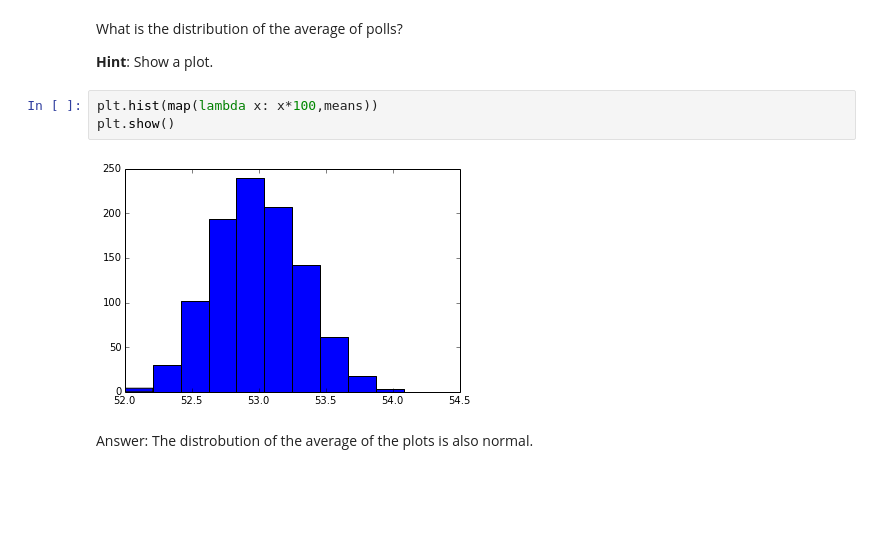
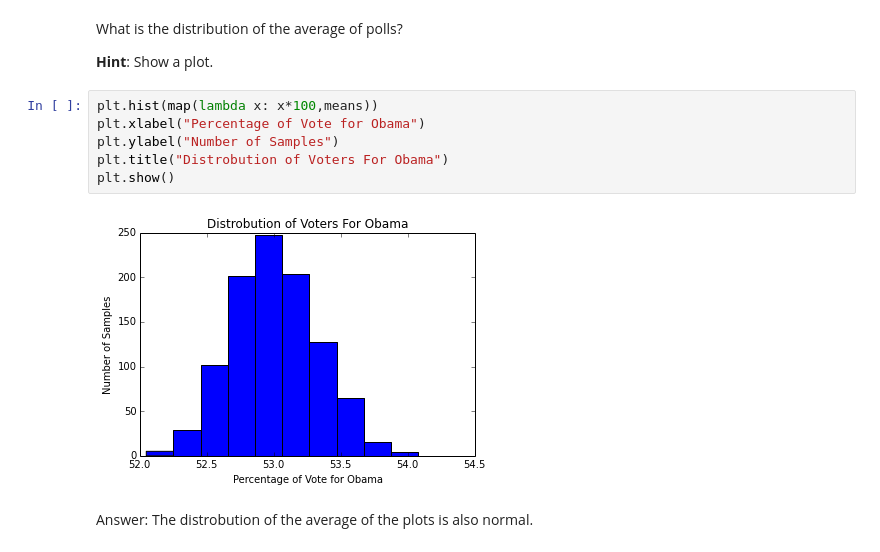
Before and after one commit to userfog/2014, a Jupyter notebook: homework/hw2/HW2.ipynb, the cells around one changed output. Cells and saved outputs as stored; diff of their text form; blank space fills up the shorter version.

```diff
--- a/homework/hw2/HW2.ipynb
+++ b/homework/hw2/HW2.ipynb
@@ -371,9 +374,12 @@ What is the distribution of the average of polls?
 **Hint**: Show a plot.
 # %%
 plt.hist(map(lambda x: x*100,means))
+plt.xlabel("Percentage of Vote for Obama")
+plt.ylabel("Number of Samples")
+plt.title("Distrobution of Voters For Obama")
 plt.show()
 # %% [output]
-[figure, old version]
+[figure, new version]
 # %% [markdown]
 Answer: The distrobution of the average of the plots is also normal.
 # %% [markdown]
```
Also changed, not shown: parts of 19 cells of this notebook, 4 other files.
